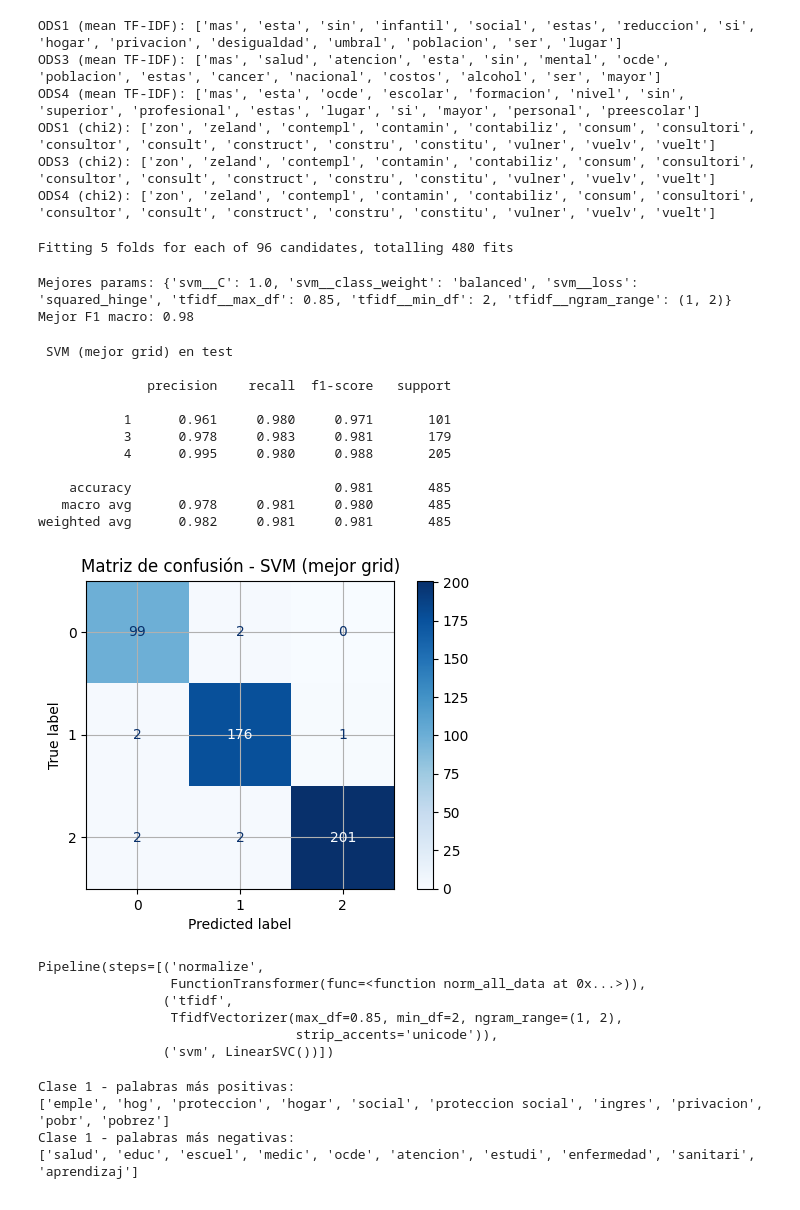
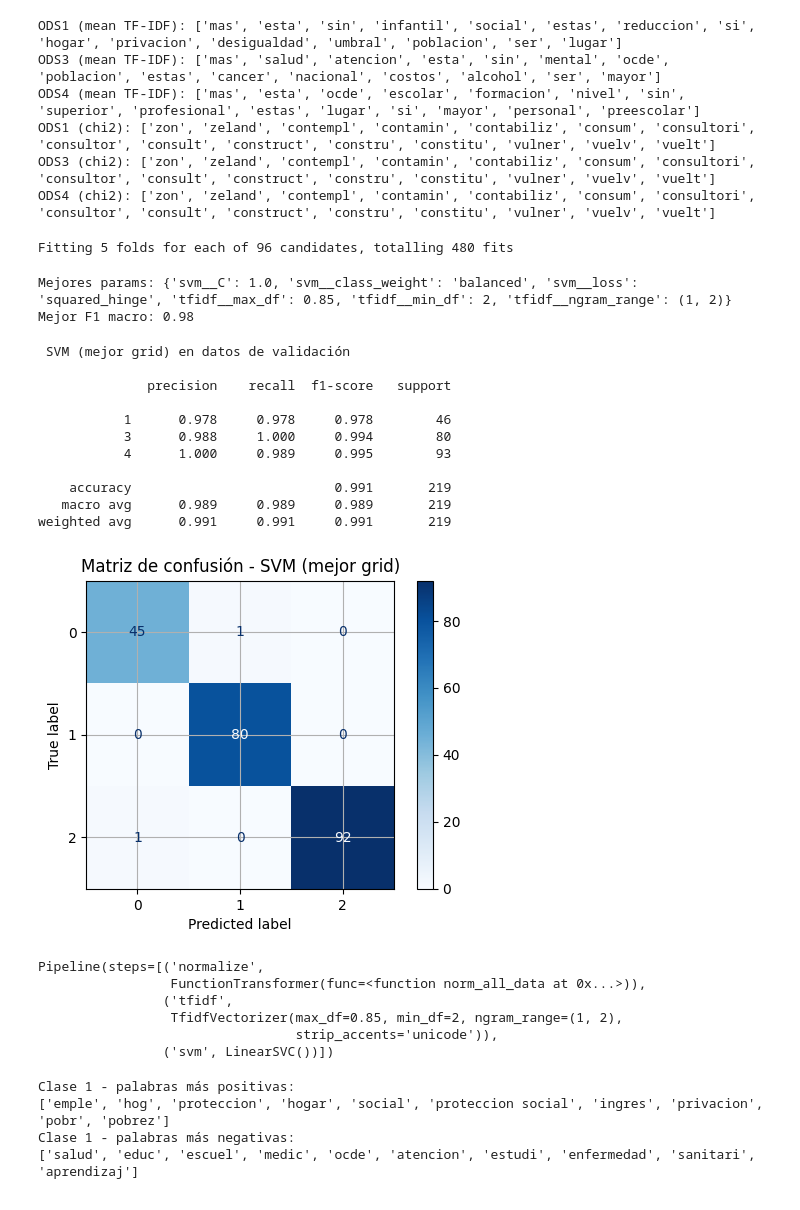
Before and after one commit to YairAndrade1/proyecto1_analitica_de_texto, a Jupyter notebook: try1.ipynb, the cells around one changed output. Saved outputs shown, nothing was run; the diff lists cells and outputs as text; code cells hidden in the pictures.

```diff
--- a/try1.ipynb
+++ b/try1.ipynb
@@ -188,11 +188,13 @@ def norm_all_data (data):
     norm_data = normalize_data(data.astype(str))
     return norm_data
 # %%
-#Split de datos de entrenamiento y prueba
+#Split de datos de entrenamiento, prueba y validación (70%, 20%, 10%)
 X = norm_data
 y = df["labels"]
 
-X_train, X_test, y_train, y_test = train_test_split(X, y, test_size=0.20, random_state=RANDOM_STATE, stratify=y)
+X_train, X_t, y_train, y_t = train_test_split(X, y, test_size=0.30, random_state=RANDOM_STATE, stratify=y)
+
+X_test, X_val, y_test, y_val = train_test_split(X_t, y_t, test_size=0.30, random_state=RANDOM_STATE, stratify=y_t)
 # %% [markdown]
 ### Vectorización TF-IDF
 # %%
@@ -431,46 +441,46 @@ param_grid_svm = {
     "tfidf__max_df": [0.85, 0.9],
     "tfidf__ngram_range": [(1,1),(1,2)]
 
 }
 
 # Configuramos el GridSearchCV para SVM
 grid_svm = GridSearchCV(pipeSVM, param_grid_svm, cv=5, n_jobs=-1, verbose=2, scoring='f1_macro')
 grid_svm.fit(X_train, y_train)
 
 # Obtenemos el mejor pipeline
 mejor_pipe_svm = grid_svm.best_estimator_
 print("Mejores params:", grid_svm.best_params_)
 print("Mejor F1 macro:", round(grid_svm.best_score_, 2))
 
-# Evaluación en Test, esto no visto por el grid
-y_pred = mejor_pipe_svm.predict(X_test)
-print("\n SVM (mejor grid) en test \n")
-print(classification_report(y_test, y_pred, digits=3))
+# Evaluación en Val, esto no visto por el modelo en ninguna etapa
+y_pred = mejor_pipe_svm.predict(X_val)
+print("\n SVM (mejor grid) en datos de validación \n")
+print(classification_report(y_val, y_pred, digits=3))
 
 # Matriz de confusión
-cm = confusion_matrix(y_test, y_pred, labels=[1,3,4])
+cm = confusion_matrix(y_val, y_pred, labels=[1,3,4])
 ConfusionMatrixDisplay(cm).plot(cmap="Blues")
 plt.title("Matriz de confusión - SVM (mejor grid)")
 plt.show()
 
 
 pipeSVM
 # %% [output]
 Fitting 5 folds for each of 96 candidates, totalling 480 fits
 Mejores params: {'svm__C': 1.0, 'svm__class_weight': 'balanced', 'svm__loss': 'squared_hinge', 'tfidf__max_df': 0.85, 'tfidf__min_df': 2, 'tfidf__ngram_range': (1, 2)}
 Mejor F1 macro: 0.98
- SVM (mejor grid) en test
+ SVM (mejor grid) en datos de validación
 
               precision    recall  f1-score   support
 
-           1      0.961     0.980     0.971       101
-           3      0.978     0.983     0.981       179
-           4      0.995     0.980     0.988       205
+           1      0.978     0.978     0.978        46
+           3      0.988     1.000     0.994        80
+           4      1.000     0.989     0.995        93
 
-    accuracy                          0.981       485
-   macro avg      0.978     0.981     0.980       485
-weighted avg      0.982     0.981     0.981       485
+    accuracy                          0.991       219
+   macro avg      0.989     0.989     0.989       219
+weighted avg      0.991     0.991     0.991       219
-[figure, old version]
+[figure, new version]
 Pipeline(steps=[('normalize',
                  FunctionTransformer(func=<function norm_all_data at 0x...>)),
                 ('tfidf',
```
Also changed, not shown: parts of 7 cells of this notebook.
